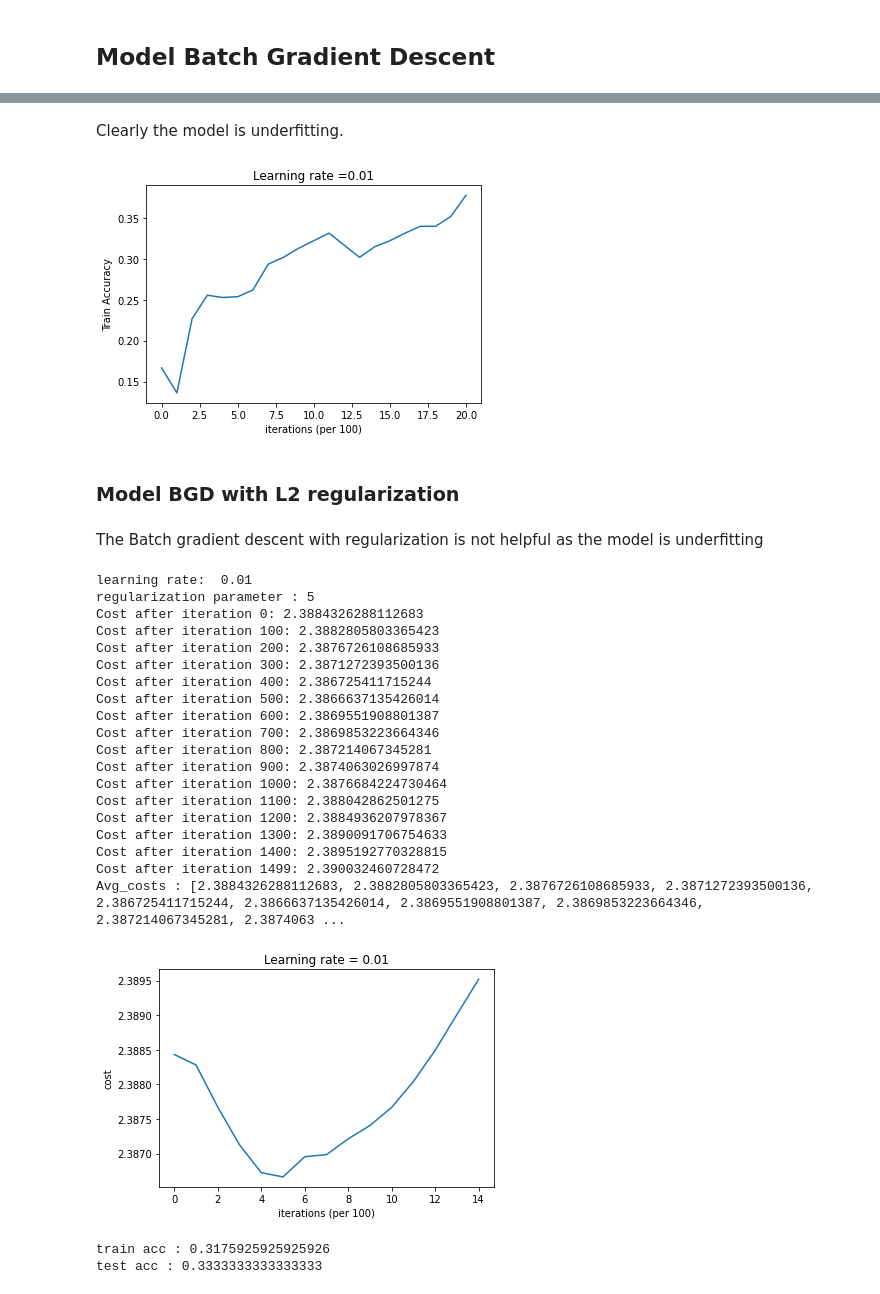
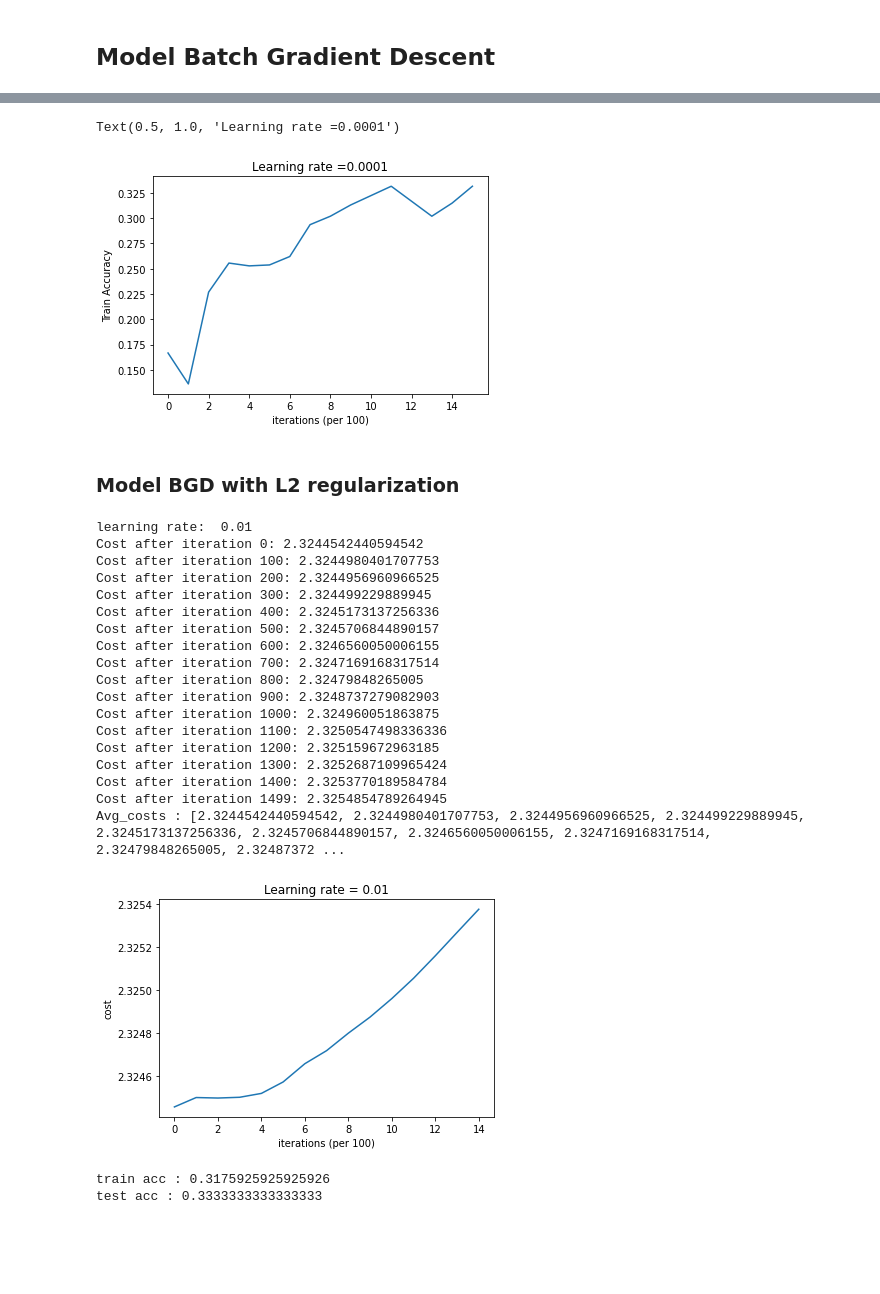
Before and after one commit to lakshmi2688/lakshmi2688.github.io, a Jupyter notebook: assets/Multi-class-classification/Hand_Digits_Classification.ipynb, the cells around one changed output, grey strips where cells are left out. Drawn from its saved outputs; the diff is of its cells as text; code cells hidden in the pictures; blank space fills up the shorter version.

```diff
--- a/assets/Multi-class-classification/Hand_Digits_Classification.ipynb
+++ b/assets/Multi-class-classification/Hand_Digits_Classification.ipynb
@@ -993,7 +863,7 @@ def L_model_backward(AL, Y, caches):
     Y = Y.reshape(AL.shape) # after this line, Y is the same shape as AL
 
     # Initializing the backpropagation
-    dAL =  - np.divide(Y, AL)
+    dAL =  - (np.divide(Y, AL)) #delta_cross_entropy(AL,Y)#- (np.divide(Y, AL))
 
     # Lth layer (SOFTMAX -> LINEAR) gradients. Inputs: "dAL, current_cache". Outputs: "grads["dAL-1"], grads["dWL"], grads["dbL"]
     current_cache = caches[L-1] # for 2 layer n/w - hidden+output = 2 caches
@@ -1033,7 +903,7 @@ def L_model_backward_with_reg(AL, Y, caches, lambd):
     Y = Y.reshape(AL.shape) # after this line, Y is the same shape as AL
 
     # Initializing the backpropagation
-    dAL =  - np.divide(Y, AL)
+    dAL =  - (np.divide(Y, AL)) #delta_cross_entropy(AL,Y)#- (np.divide(Y, AL))
 
     # Lth layer (SOFTMAX -> LINEAR) gradients. Inputs: "dAL, current_cache". Outputs: "grads["dAL-1"], grads["dWL"], grads["dbL"]
     current_cache = caches[L-1] # for 2 layer n/w - hidden+output = 2 caches
@@ -1549,7 +1416,7 @@ def tune_alpha(X, Y, X_test, y_test, layers_dims, optimizer = "adam", num_epochs
 ### CONSTANTS ###
 layers_dims = [12288, 25, 12, 6] # 3-layer model
 # %%
-final_costs_bgd, scores_bgd, beta_vals_bgd, obj_vals_bgd, t_all_bgd = tune_alpha(train_x, y_train,test_x, y_test, layers_dims, method=None)
+final_costs_bgd, scores_bgd, beta_vals_bgd, obj_vals_bgd, t_all_bgd = tune_alpha(train_x, y_train,X_test, y_test, layers_dims, method=None)
 #Return the indices of the minimum values in the specified axis ignoring NaNs.
 best_obj_idx = np.nanargmin(final_costs_bgd)
 best_score_idx = np.nanargmax(scores_bgd)
@@ -1645,6 +1512,6 @@ best learning rate 0.01
 # %%
 print("learning rate: ", best_lr_bgd)
-best_params_bgd, costs_bgd, train_scores_bgd = L_layer_model(train_x, y_train, layers_dims,learning_rate = best_lr_bgd, num_iterations= 2000, print_cost = True)
+best_params_bgd, costs_bgd, train_scores_bgd = L_layer_model(train_x, y_train, layers_dims,learning_rate = best_lr_bgd, num_iterations= 1500, print_cost = True)
 # %% [output]
 learning rate:  0.01
 Cost after iteration 0: 2.317345534642586
@@ -1678,45 +1546,37 @@ test acc : 0.4083333333333333
-# %% [markdown]
-Clearly the model is underfitting.
 # %%
 # Plot the train accuracy
 plt.plot(np.squeeze(train_scores_bgd))
 plt.ylabel('Train Accuracy')
 plt.xlabel('iterations (per 100)')
-plt.title("Learning rate =" + str(0.01))
-plt.savefig('BGD_noreg_train_acc.jpg')
-plt.show()
+plt.title("Learning rate =" + str(0.0001))
 # %% [output]
+Text(0.5, 1.0, 'Learning rate =0.0001')
-[figure, old version]
+[figure, new version]
 # %% [markdown]
 ### Model BGD with L2 regularization
-# %% [markdown]
-The Batch gradient descent with regularization is not helpful as the model is underfitting
 # %%
 print("learning rate: ", best_lr_bgd)
-lambd=5
-print("regularization parameter :", lambd)
-best_params_bgd, costs_bgd, train_scores_bgd = L_layer_model(train_x, y_train, layers_dims,learning_rate = best_lr_bgd, num_iterations= 1500, print_cost = True, lambd=lambd)
+best_params_bgd, costs_bgd, train_scores_bgd = L_layer_model(train_x, y_train, layers_dims,learning_rate = best_lr_bgd, num_iterations= 1500, print_cost = True, lambd=0.5)
 # %% [output]
 learning rate:  0.01
-regularization parameter : 5
-Cost after iteration 0: 2.3884326288112683
-Cost after iteration 100: 2.3882805803365423
-Cost after iteration 200: 2.3876726108685933
-Cost after iteration 300: 2.3871272393500136
-Cost after iteration 400: 2.386725411715244
-Cost after iteration 500: 2.3866637135426014
-Cost after iteration 600: 2.3869551908801387
-Cost after iteration 700: 2.3869853223664346
-Cost after iteration 800: 2.387214067345281
-Cost after iteration 900: 2.3874063026997874
-Cost after iteration 1000: 2.3876684224730464
-Cost after iteration 1100: 2.388042862501275
-Cost after iteration 1200: 2.3884936207978367
-Cost after iteration 1300: 2.3890091706754633
-Cost after iteration 1400: 2.3895192770328815
-Cost after iteration 1499: 2.390032460728472
-Avg_costs : [2.3884326288112683, 2.3882805803365423, 2.3876726108685933, 2.3871272393500136, 2.386725411715244, 2.3866637135426014, 2.3869551908801387, 2.3869853223664346, 2.387214067345281, 2.3874063 ...
+Cost after iteration 0: 2.3244542440594542
+Cost after iteration 100: 2.3244980401707753
+Cost after iteration 200: 2.3244956960966525
+Cost after iteration 300: 2.324499229889945
+Cost after iteration 400: 2.3245173137256336
+Cost after iteration 500: 2.3245706844890157
+Cost after iteration 600: 2.3246560050006155
+Cost after iteration 700: 2.3247169168317514
+Cost after iteration 800: 2.32479848265005
+Cost after iteration 900: 2.3248737279082903
+Cost after iteration 1000: 2.324960051863875
+Cost after iteration 1100: 2.3250547498336336
+Cost after iteration 1200: 2.325159672963185
+Cost after iteration 1300: 2.3252687109965424
+Cost after iteration 1400: 2.3253770189584784
+Cost after iteration 1499: 2.3254854789264945
+Avg_costs : [2.3244542440594542, 2.3244980401707753, 2.3244956960966525, 2.324499229889945, 2.3245173137256336, 2.3245706844890157, 2.3246560050006155, 2.3247169168317514, 2.32479848265005, 2.32487372 ...
-[figure, old version]
+[figure, new version]
 # %%
 # Accuracy for training set.
 train_preds = predict(train_x, best_params_bgd)
```
Also changed, not shown: parts of 50 cells of this notebook.
